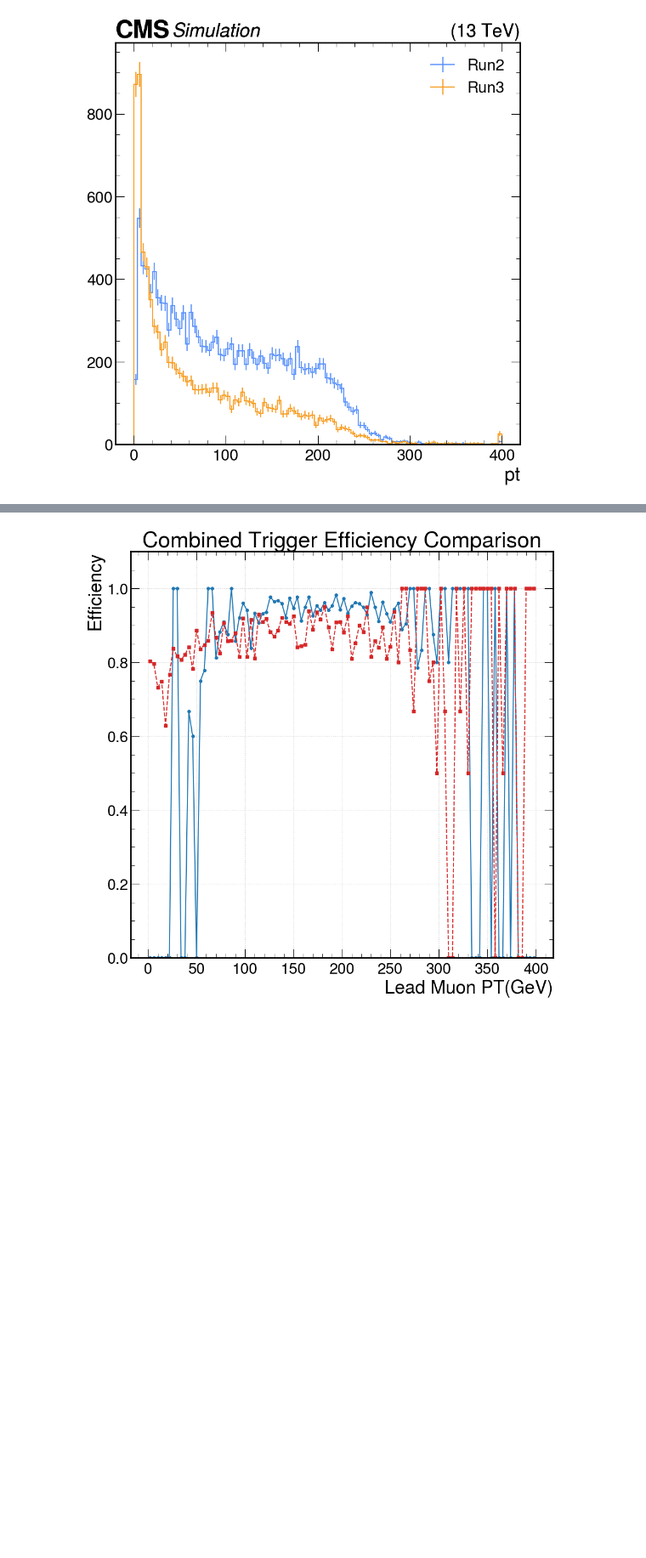
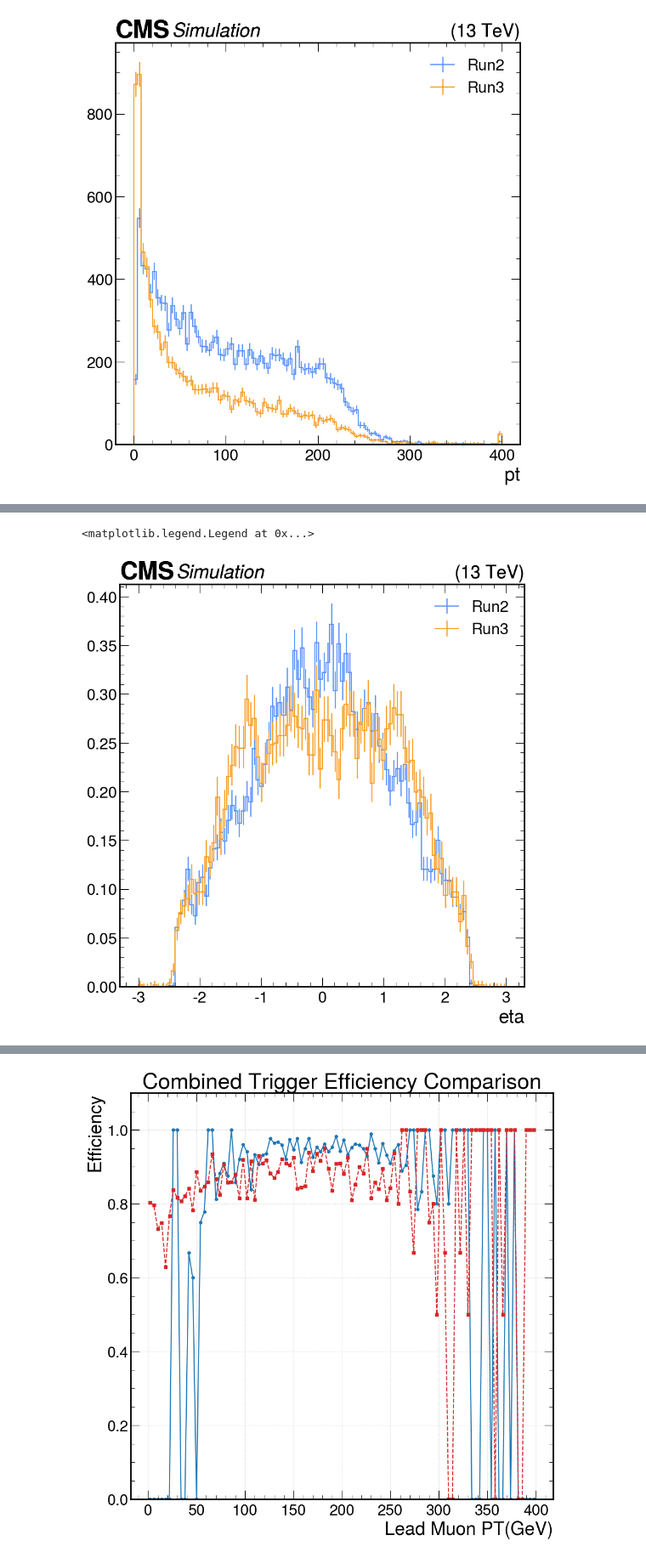
Before and after one commit to sbuwang/SIDM, a Jupyter notebook: sidm/R3_R2_comparison.ipynb, the cells around one changed output, grey strips where cells are left out. Shown at 85% size. Saved outputs shown, nothing was run; the diff lists cells and outputs as text; code cells hidden in the pictures; blank space fills up the shorter version.

```diff
--- a/sidm/R3_R2_comparison.ipynb
+++ b/sidm/R3_R2_comparison.ipynb
@@ -417,6 +417,10 @@ R2Muon_lID = R2muons[R2looseId]
 R2Muon_lID_clean = ak.drop_none(R2Muon_lID)
 
 R2Muon_pt_lID = R2Muon_lID_clean["Muon_pt"]
+
+R2Muon_eta_lID = R2Muon_lID_clean["Muon_eta"]
+
+R2Muon_phi_lID = R2Muon_lID_clean["Muon_phi"]
 # %%
 # Now apply the looseID boolean array to Muon_pt
 
@@ -427,6 +431,10 @@ R3Muon_lID = R3muons[R3looseId]
 R3Muon_lID_clean = ak.drop_none(R3Muon_lID)
 
 R3Muon_pt_lID = R3Muon_lID_clean["Muon_pt"]
+
+R3Muon_eta_lID = R3Muon_lID_clean["Muon_eta"]
+
+R3Muon_phi_lID = R3Muon_lID_clean["Muon_phi"]
 # %%
 # Use ak.num(..., axis=1) to count the number of elements in the 'var *' dimension (the muons).
 # Then, use ak.sum() to add up the counts across all events.
@@ -1014,0 +1064,17 @@ plt.legend(loc = 'upper right')
+# %%
+#Define the histograms and the axis
+pt_axis = hist.axis.Regular(100, -3, 3, name="eta")
+numerator = hist.Hist(pt_axis)
+denominator = hist.Hist(pt_axis)
+
+#Fill the histograms with the flattened arrays
+numerator.fill(ak.flatten(R2Muon_eta_lID))
+denominator.fill(ak.flatten(R3Muon_eta_lID))
+
+#Plot both on the same figure
+utilities.plot(numerator, label = "Run2", density=True)
+utilities.plot(denominator, label ="Run3", density=True)
+plt.legend(loc = 'upper right')
+# %% [output]
+<matplotlib.legend.Legend at 0x...>
+[figure, added]
```
Also changed, not shown: parts of 21 cells of this notebook.
